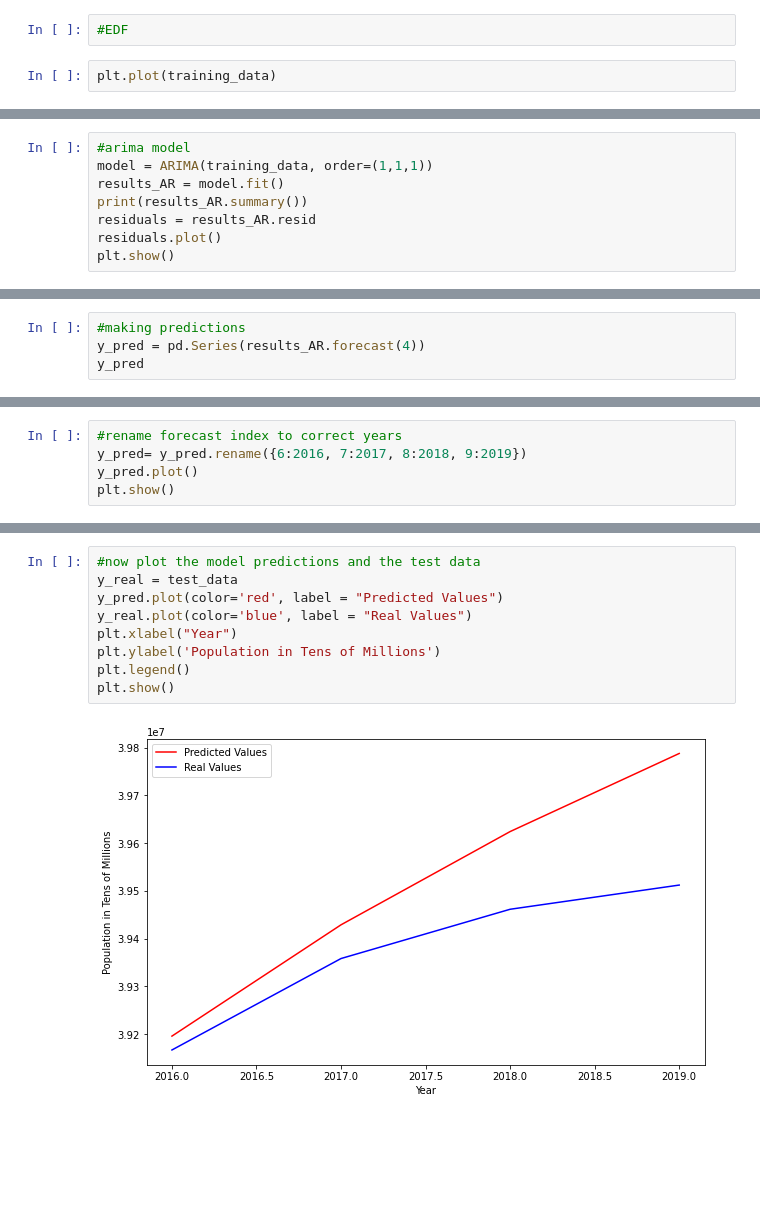
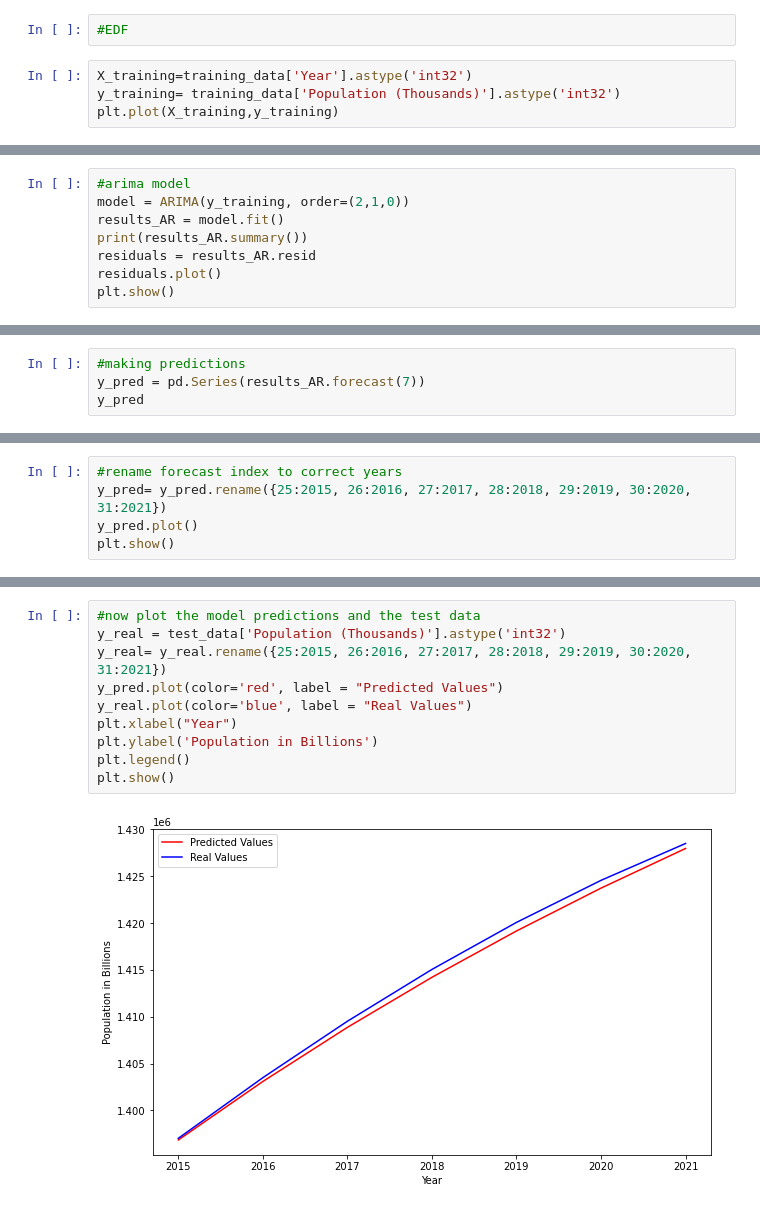
Before and after one commit to dkristek/UN_Country_Population_Growth, a Jupyter notebook: Provisional_MLmodel.ipynb, the cells around one changed output, grey strips where cells are left out. Saved outputs shown, nothing was run; the diff lists cells and outputs as text; blank space fills up the shorter version.

```diff
--- a/Provisional_MLmodel.ipynb
+++ b/Provisional_MLmodel.ipynb
@@ -87,6 +96,8 @@ Name: 9, dtype: int32
 # %%
 #EDF
 # %%
-plt.plot(training_data)
+X_training=training_data['Year'].astype('int32')
+y_training= training_data['Population (Thousands)'].astype('int32')
+plt.plot(X_training,y_training)
 # %% [output]
 [<matplotlib.lines.Line2D at 0x...>]
@@ -115,6 +122,6 @@ array([37253956, 37638369, 37948800, 38260787, 38596972, 38918045])
 # %%
 #arima model
-model = ARIMA(training_data, order=(1,1,1))
+model = ARIMA(y_training, order=(2,1,0))
 results_AR = model.fit()
 print(results_AR.summary())
 residuals = results_AR.resid
@@ -156,6 +163,6 @@ max      3.725396e+07
 dtype: float64
 # %%
 #making predictions
-y_pred = pd.Series(results_AR.forecast(4))
+y_pred = pd.Series(results_AR.forecast(7))
 y_pred
 # %% [output]
@@ -166,7 +176,7 @@ y_pred
 Name: predicted_mean, dtype: float64
 # %%
 #rename forecast index to correct years
-y_pred= y_pred.rename({6:2016, 7:2017, 8:2018, 9:2019})
+y_pred= y_pred.rename({25:2015, 26:2016, 27:2017, 28:2018, 29:2019, 30:2020, 31:2021})
 y_pred.plot()
 plt.show()
 # %% [output]
@@ -174,14 +184,15 @@ plt.show()
 # %%
 #now plot the model predictions and the test data
-y_real = test_data
+y_real = test_data['Population (Thousands)'].astype('int32')
+y_real= y_real.rename({25:2015, 26:2016, 27:2017, 28:2018, 29:2019, 30:2020, 31:2021})
 y_pred.plot(color='red', label = "Predicted Values")
 y_real.plot(color='blue', label = "Real Values")
 plt.xlabel("Year")
-plt.ylabel('Population in Tens of Millions')
+plt.ylabel('Population in Billions')
 plt.legend()
 plt.show()
 # %% [output]
-[figure, old version]
+[figure, new version]
 # %%
 # prediction analysis
 #mean absolute percent error
```
Also changed, not shown: parts of 25 cells of this notebook, 2 other files.
